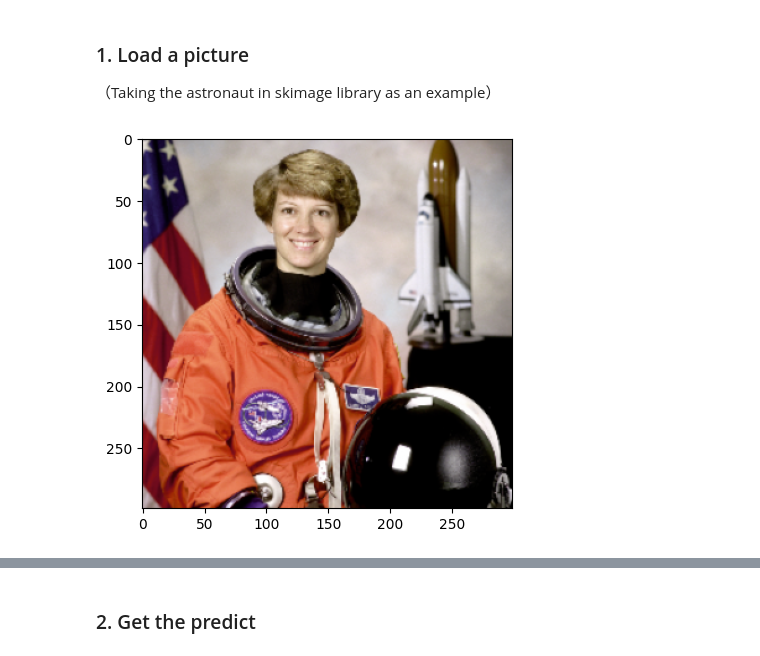
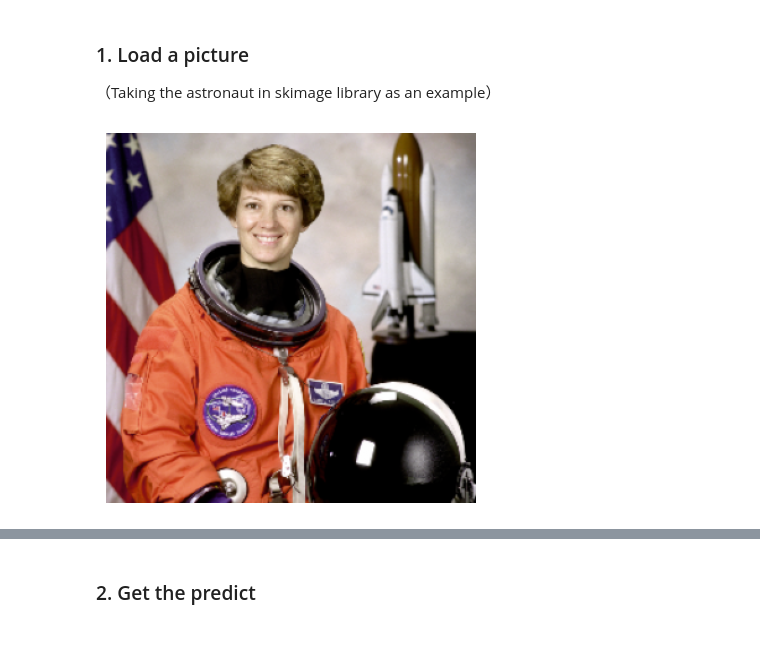
Before and after one commit to finnik74/LIME-demo, a Jupyter notebook: LIME_demo.ipynb, the cells around one changed output, grey strips where cells are left out. Cells and saved outputs as stored; diff of their text form; code cells hidden in the pictures.

```diff
--- a/LIME_demo.ipynb
+++ b/LIME_demo.ipynb
@@ -4,15 +4,16 @@
 # %%
 from skimage.data import astronaut
 from skimage.util import img_as_float
 import matplotlib.pyplot as plt
 import numpy as np
 from skimage.transform import resize
 
 img = img_as_float(astronaut()[::2, ::2])
 img = resize(img, (299, 299))
 img = np.array([img])
 
 plt.imshow(img[0])
+plt.axis('off')
 plt.show()
 # %% [output]
-[figure, old version]
+[figure, new version]
```
Also changed, not shown: parts of 17 cells of this notebook, 2 other files.
